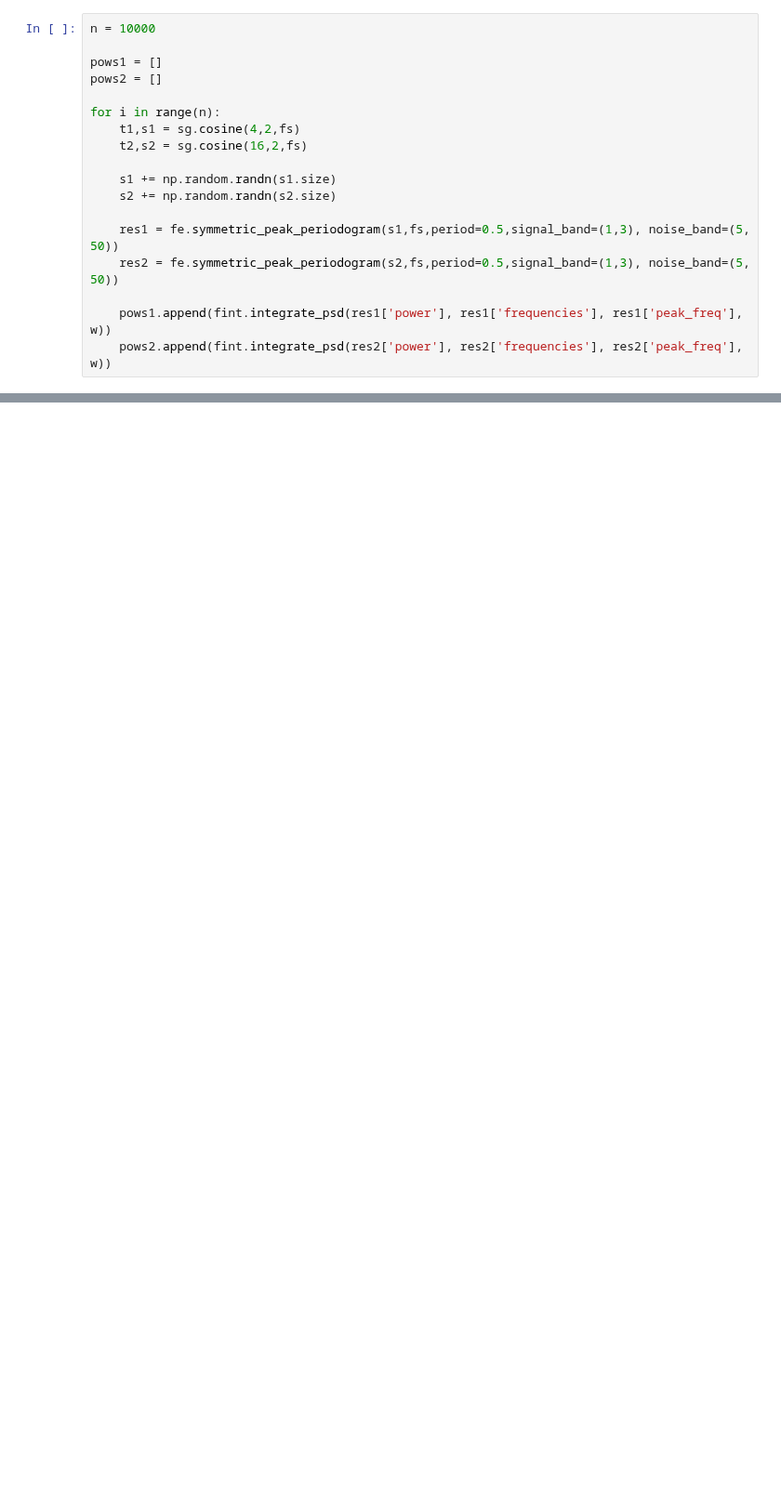
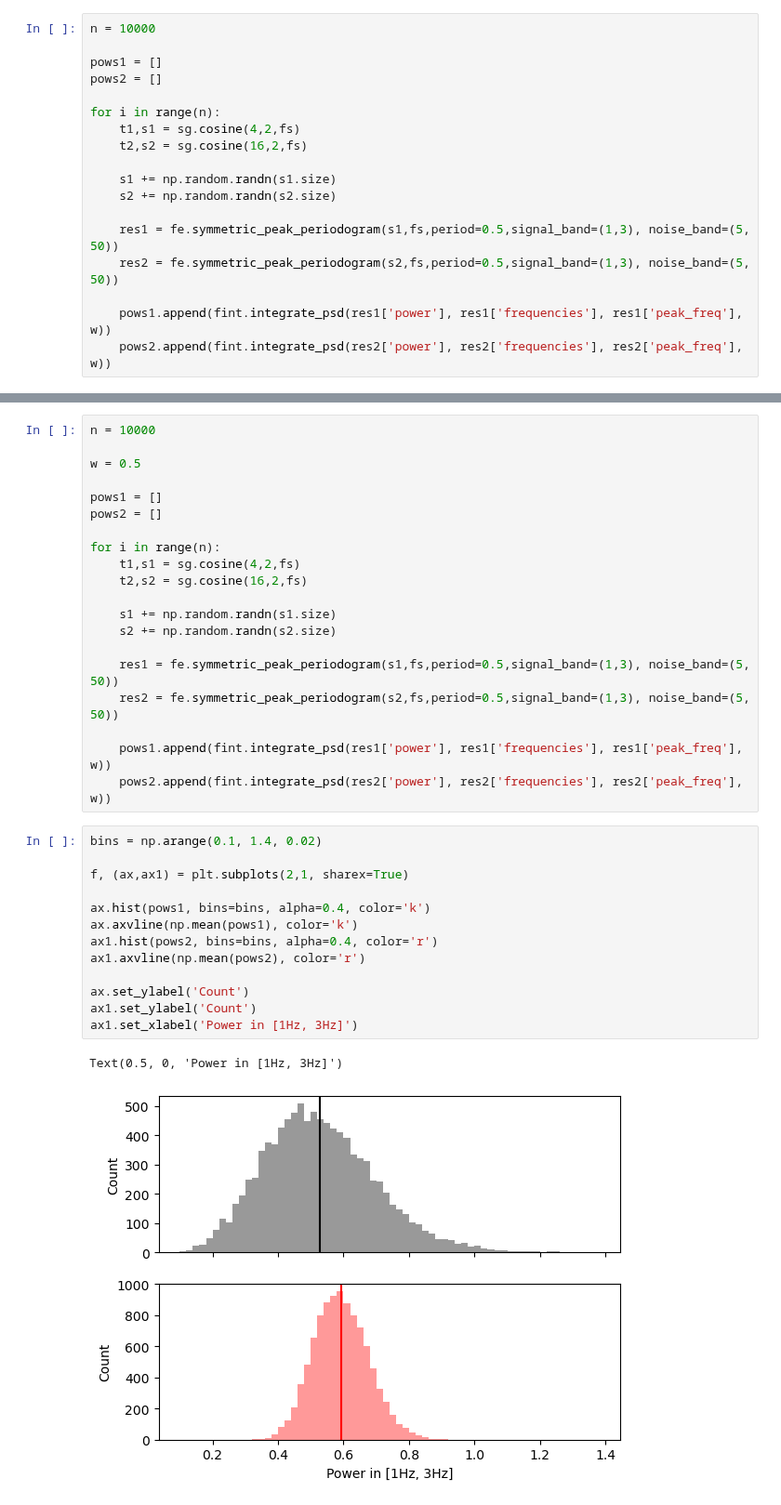
Before and after one commit to Maliboue/time_freq_lib, a Jupyter notebook: examples/Effect_of_signal_duration_on_estimated_power.ipynb, the cells around one changed output, grey strips where cells are left out. Shown at 93% size. Drawn from its saved outputs; the diff is of its cells as text; blank space fills up the shorter version.

```diff
--- a/examples/Effect_of_signal_duration_on_estimated_power.ipynb
+++ b/examples/Effect_of_signal_duration_on_estimated_power.ipynb
@@ -79,0 +85,36 @@ Text(0.5, 0, 'Frequency (Hz)')
+# %%
+n = 10000
+
+w = 0.5
+
+pows1 = []
+pows2 = []
+
+for i in range(n):
+    t1,s1 = sg.cosine(4,2,fs)
+    t2,s2 = sg.cosine(16,2,fs)
+
+    s1 += np.random.randn(s1.size)
+    s2 += np.random.randn(s2.size)
+
+    res1 = fe.symmetric_peak_periodogram(s1,fs,period=0.5,signal_band=(1,3), noise_band=(5, 50))
+    res2 = fe.symmetric_peak_periodogram(s2,fs,period=0.5,signal_band=(1,3), noise_band=(5, 50))
+
+    pows1.append(fint.integrate_psd(res1['power'], res1['frequencies'], res1['peak_freq'], w))
+    pows2.append(fint.integrate_psd(res2['power'], res2['frequencies'], res2['peak_freq'], w))
+# %%
+bins = np.arange(0.1, 1.4, 0.02)
+
+f, (ax,ax1) = plt.subplots(2,1, sharex=True)
+
+ax.hist(pows1, bins=bins, alpha=0.4, color='k')
+ax.axvline(np.mean(pows1), color='k')
+ax1.hist(pows2, bins=bins, alpha=0.4, color='r')
+ax1.axvline(np.mean(pows2), color='r')
+
+ax.set_ylabel('Count')
+ax1.set_ylabel('Count')
+ax1.set_xlabel('Power in [1Hz, 3Hz]')
+# %% [output]
+Text(0.5, 0, 'Power in [1Hz, 3Hz]')
+[figure, added]
```
Also changed, not shown: parts of 8 cells of this notebook, 1 other file.
